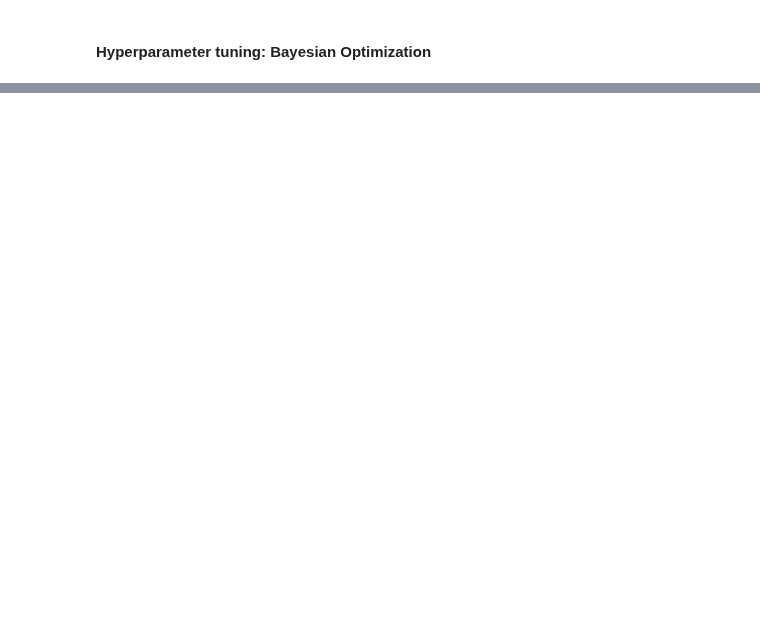
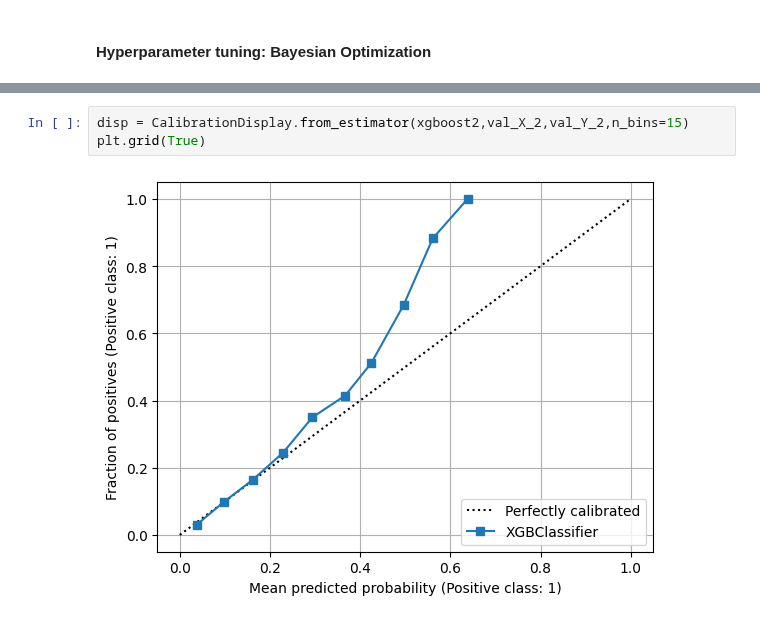
Before and after one commit to hfereidouni/DataScience, a Jupyter notebook: Milestone2/AdvancedModel.ipynb, the cells around one changed output, grey strips where cells are left out. Drawn from its saved outputs; the diff is of its cells as text; blank space fills up the shorter version.

```diff
--- a/Milestone2/AdvancedModel.ipynb
+++ b/Milestone2/AdvancedModel.ipynb
@@ -327,0 +365,5 @@ KeyboardInterrupt:
+# %%
+disp = CalibrationDisplay.from_estimator(xgboost2,val_X_2,val_Y_2,n_bins=15)
+plt.grid(True)
+# %% [output]
+[figure, added]
```
Also changed, not shown: parts of 30 cells of this notebook, 3 other files.
